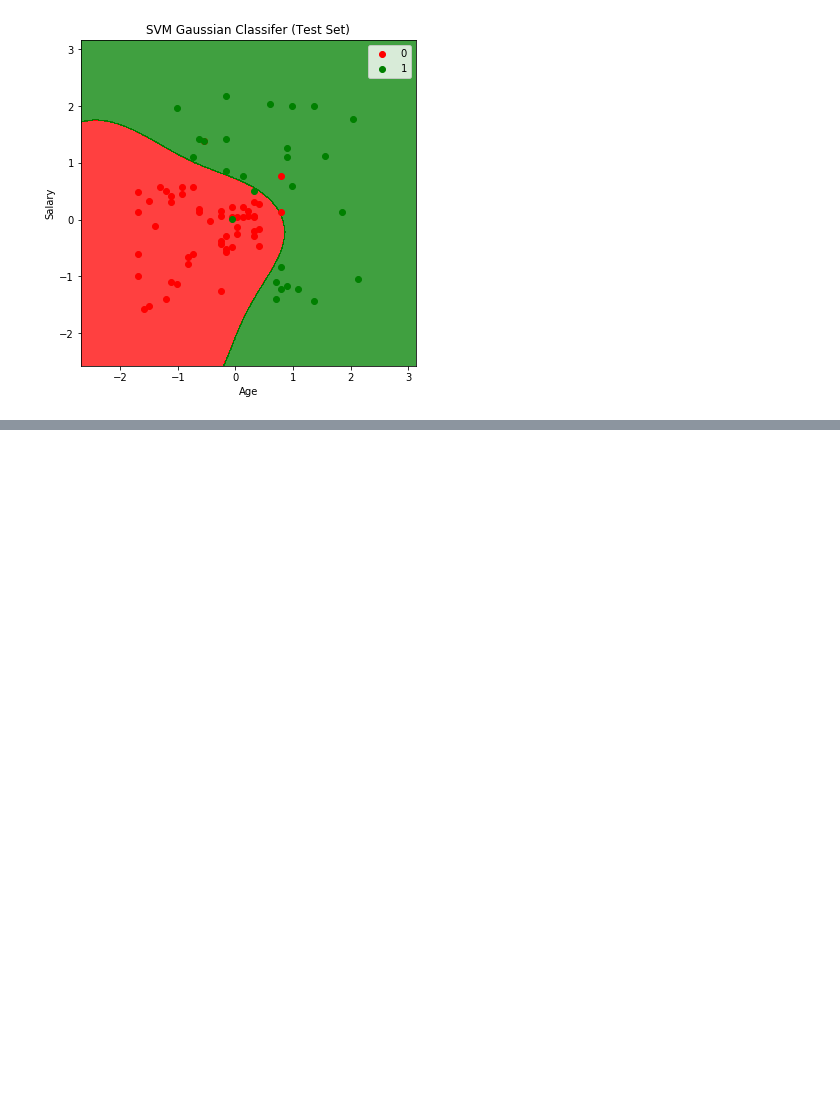
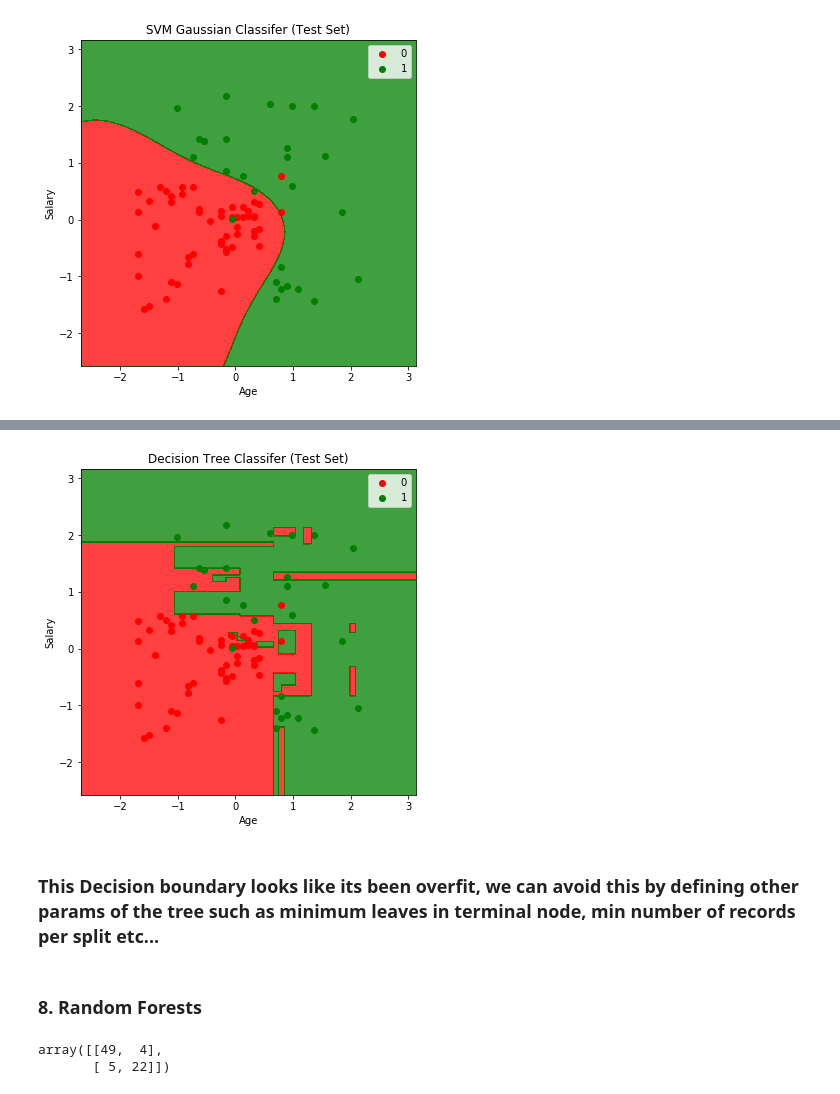
Before and after one commit to aknirmal90/machine-learning, a Jupyter notebook: Classification.ipynb, the cells around one changed output, grey strips where cells are left out. Saved outputs shown, nothing was run; the diff lists cells and outputs as text; code cells hidden in the pictures; blank space fills up the shorter version.

```diff
--- a/Classification.ipynb
+++ b/Classification.ipynb
@@ -179,0 +221,9 @@ plt_training_data.show()
+# %%
+plt_training_data = _get_pyplot_object(X_test, y_test, dt_class, 'Decision Tree Classifer (Test Set)', 'Age', 'Salary')
+plt_training_data.show()
+# %% [output]
+[figure, added]
+# %% [markdown]
+### This Decision boundary looks like its been overfit, we can avoid this by defining other params of the tree such as minimum  leaves in terminal node, min number of records per split etc...
+# %% [markdown]
+### 8. Random Forests
@@ -179,0 +235,6 @@ plt_training_data.show()
+# %%
+cm = confusion_matrix(y_test, y_pred_7)
+cm
+# %% [output]
+array([[49,  4],
+       [ 5, 22]])
```
Also changed, not shown: parts of 12 cells of this notebook, 9 other files.
